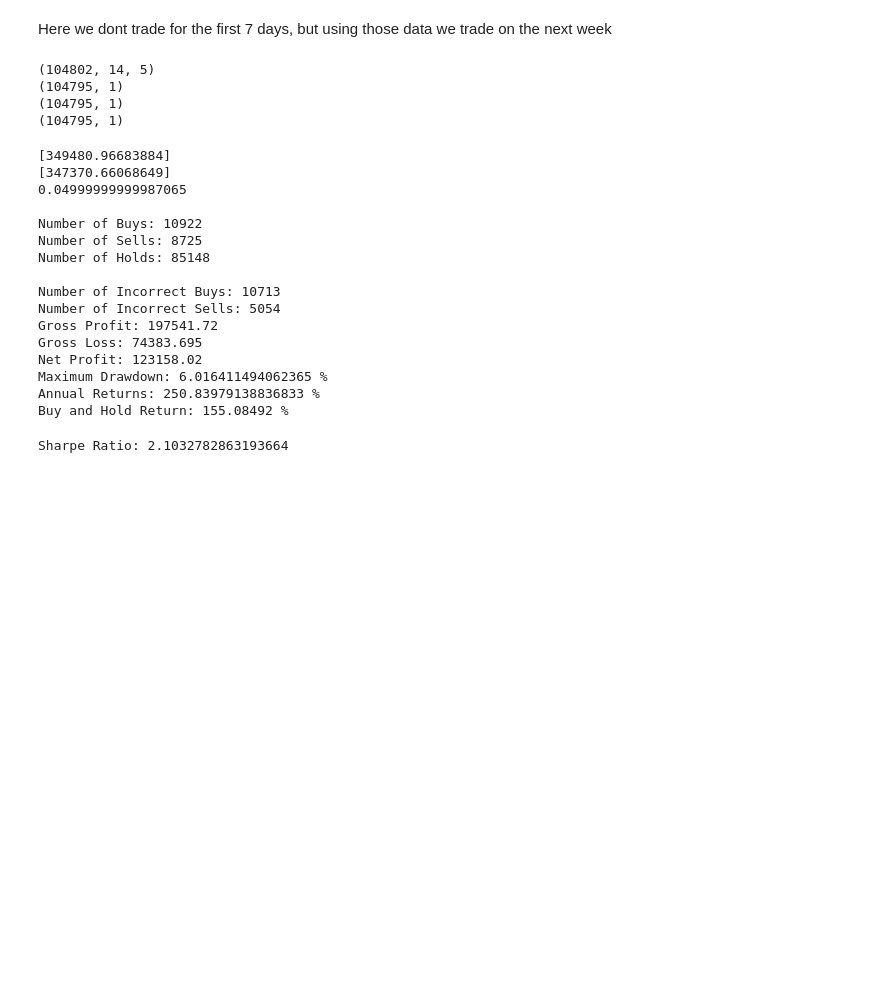
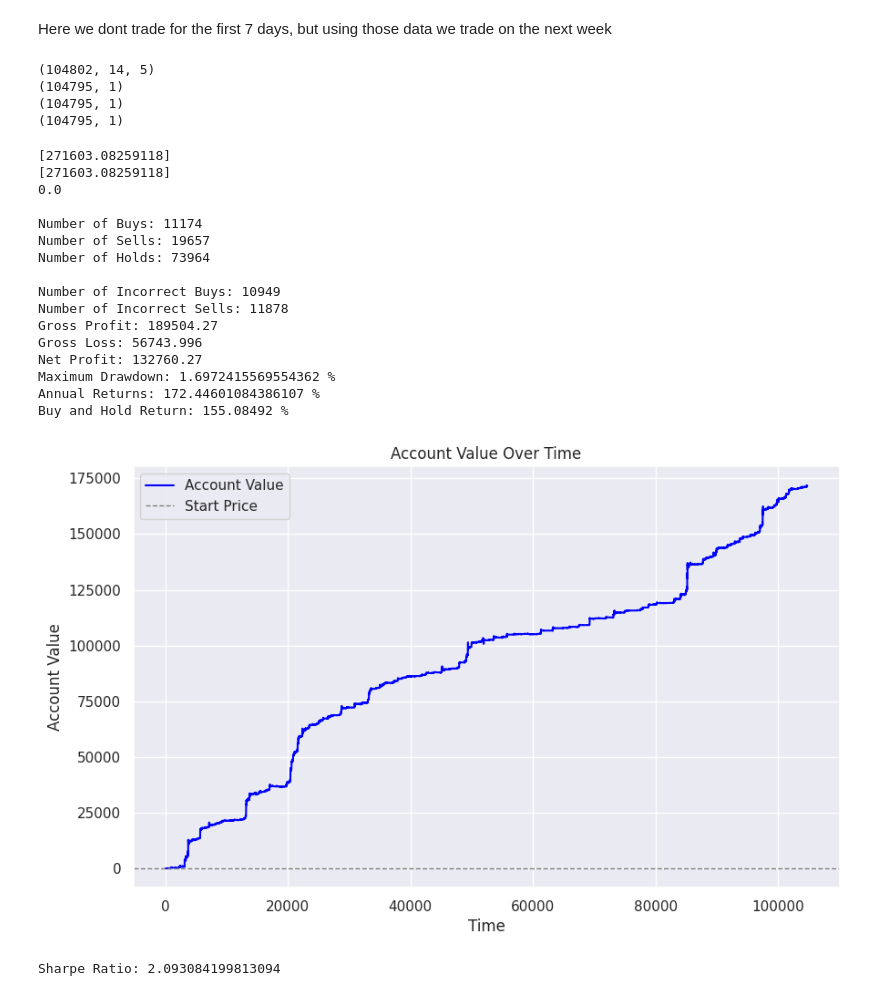
Before and after one commit to TheDarkParalda/Crypto_BTCUSD, a Jupyter notebook: June_Moon.ipynb, the cells around one changed output. Drawn from its saved outputs; the diff is of its cells as text; code cells hidden in the pictures; blank space fills up the shorter version.

```diff
--- a/June_Moon.ipynb
+++ b/June_Moon.ipynb
@@ -28,7 +19,7 @@ data_boo = pd.read_csv('/kaggle/input/btcusdt-different-timeframes/BTCUSDT-5m.cs
 # Convert Unix timestamp column to datetime
 data_boo['open_time'] = pd.to_datetime(data_boo['open_time'], unit='ms')
 
-start_date = '2018-01-01'
+start_date = '2021-01-01'
 end_date = '2022-01-31'
 
 # Filter the DataFrame to include only rows within the specified date range
@@ -84,6 +75,10 @@ sp = 1
 st = 90
 time_steps = 7
 # %%
+n = 14
+sp = 1
+st = 90
+time_steps = 7
 
 data_train = data.iloc[st:-sp].copy()
 C_entire = data[["Close"]].to_numpy().astype(np.float32)
@@ -871,7 +866,7 @@ net_profit = 0
 #Additional variables for max drawdown calculation
 drawdown_data = {'peak_value': start_price, 'trough_value': start_price, 'drawdowns': []}
 
-trading_days_per_year = 365 * 24 * 12  # Assuming 5-minute intervals
+trading_days_per_year = (365) * 24 * 12  # Assuming 5-minute intervals
 
 
 def calculate_drawdown(value):
@@ -889,12 +884,12 @@ def What_to_do(Pred,Open,Skew,SD):
             return('B',0.25)
         elif(Skew>0.5):
             if(Open + 2*SD<Pred):
-                return('B',0.15)
+                return('B',0.2)
             else:
                 return('B',0.1)
         elif(Skew>0):
             if(Open + 1*SD<Pred):
-                return('B',0.05)
+                return('B',0.01)
             else:
                 return('H',0)
         elif(Skew>-0.5):
@@ -912,16 +907,16 @@ def What_to_do(Pred,Open,Skew,SD):
             return('H',0)
         elif(Skew>-0.5):
             if(Open <Pred + 1*SD):
-                return('S',0.05)
+                return('S',0.1)
             else:
                 return('H',0)
         elif(Skew>-1):
             if(Open < 2*SD + Pred):
-                return('S',0.1)
+                return('S',0.4)
             else:
-                return('S',0.15)
+                return('S',0.3)
         else:
-            return('S',0.25)
+            return('S',0.5)
     return('H',0)
 
 for i in range(0, len(Y)):
@@ -940,7 +935,8 @@ for i in range(0, len(Y)):
             num_holds += 1
 
     elif Decision == 'S':
-
+        if holdings < call:
+            call = holdings
         if holdings - call >= 0:
             num_sells += 1
             Account = Account + call * Cost[i] - Cmsn_prcnt*call*Cost[i]/100
@@ -998,22 +994,36 @@ print("Annual Returns:", np.squeeze(annual_returns_percentage), "%")
 buy_and_hold_return = (Y[-1] - Y[0]) / Y[0] * 100
 print("Buy and Hold Return:", np.squeeze(buy_and_hold_return), "%")
 # %% [output]
-[349480.96683884]
-[347370.66068649]
-0.04999999999987065
+[271603.08259118]
+[271603.08259118]
+0.0
 
-Number of Buys: 10922
-Number of Sells: 8725
-Number of Holds: 85148
+Number of Buys: 11174
+Number of Sells: 19657
+Number of Holds: 73964
 
-Number of Incorrect Buys: 10713
-Number of Incorrect Sells: 5054
-Gross Profit: 197541.72
-Gross Loss: 74383.695
-Net Profit: 123158.02
-Maximum Drawdown: 6.016411494062365 %
-Annual Returns: 250.83979138836833 %
+Number of Incorrect Buys: 10949
+Number of Incorrect Sells: 11878
+Gross Profit: 189504.27
+Gross Loss: 56743.996
+Net Profit: 132760.27
+Maximum Drawdown: 1.6972415569554362 %
+Annual Returns: 172.44601084386107 %
 Buy and Hold Return: 155.08492 %
+# %%
+import matplotlib.pyplot as plt
+
+# Plot the Price_at_hand
+plt.figure(figsize=(10, 6))
+plt.plot(Price_at_hand, label='Account Value', color='blue')
+plt.axhline(0, color='gray', linestyle='--', linewidth=1, label='Start Price')
+plt.title('Account Value Over Time')
+plt.xlabel('Time')
+plt.ylabel('Account Value')
+plt.legend()
+plt.show()
+# %% [output]
+[figure, added]
 # %%
 import numpy as np
 
@@ -1043,4 +1053,4 @@ sharpe = sharpe_ratio(Price_at_hand)
 
 print("Sharpe Ratio:", sharpe)
 # %% [output]
-Sharpe Ratio: 2.1032782863193664
+Sharpe Ratio: 2.093084199813094
```
Also changed, not shown: parts of 9 cells of this notebook.
